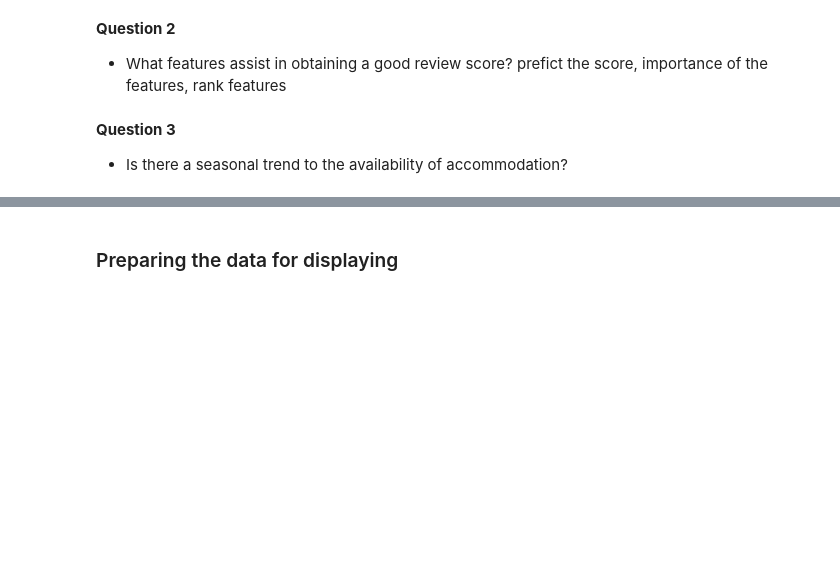
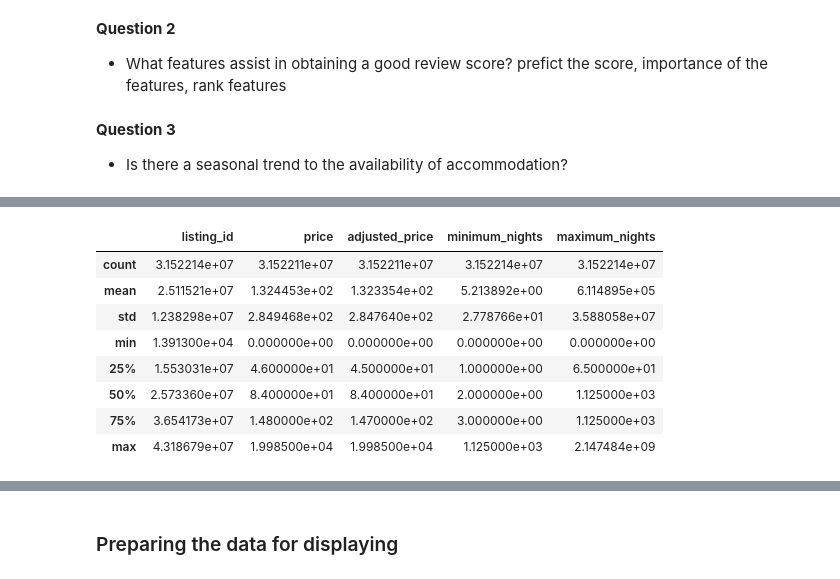
Before and after one commit to waltersmac/Predicting-AirBnB-Prices, a Jupyter notebook: Inside AirbnB - London 2020.ipynb, the cells around one changed output, grey strips where cells are left out. Cells and saved outputs as stored; diff of their text form; code cells hidden in the pictures; blank space fills up the shorter version.

```diff
--- a/Inside AirbnB - London 2020.ipynb
+++ b/Inside AirbnB - London 2020.ipynb
@@ -166,0 +192,12 @@ df_calendar.describe().apply(lambda s: s.apply(lambda x: format(x, 'g')))
+# %%
+df_calendar.describe()
+# %% [output]
+|  | listing_id | price | adjusted_price | minimum_nights | maximum_nights |
+| count | 3.152214e+07 | 3.152211e+07 | 3.152211e+07 | 3.152214e+07 | 3.152214e+07 |
+| mean | 2.511521e+07 | 1.324453e+02 | 1.323354e+02 | 5.213892e+00 | 6.114895e+05 |
+| std | 1.238298e+07 | 2.849468e+02 | 2.847640e+02 | 2.778766e+01 | 3.588058e+07 |
+| min | 1.391300e+04 | 0.000000e+00 | 0.000000e+00 | 0.000000e+00 | 0.000000e+00 |
+| 25% | 1.553031e+07 | 4.600000e+01 | 4.500000e+01 | 1.000000e+00 | 6.500000e+01 |
+| 50% | 2.573360e+07 | 8.400000e+01 | 8.400000e+01 | 2.000000e+00 | 1.125000e+03 |
+| 75% | 3.654173e+07 | 1.480000e+02 | 1.470000e+02 | 3.000000e+00 | 1.125000e+03 |
+| max | 4.318679e+07 | 1.998500e+04 | 1.998500e+04 | 1.125000e+03 | 2.147484e+09 |
```
Also changed, not shown: parts of 6 cells of this notebook.
